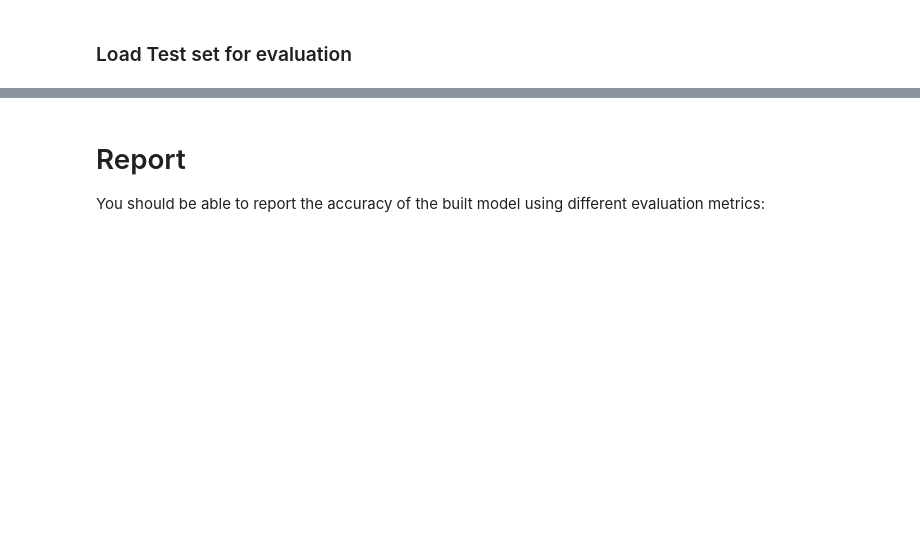
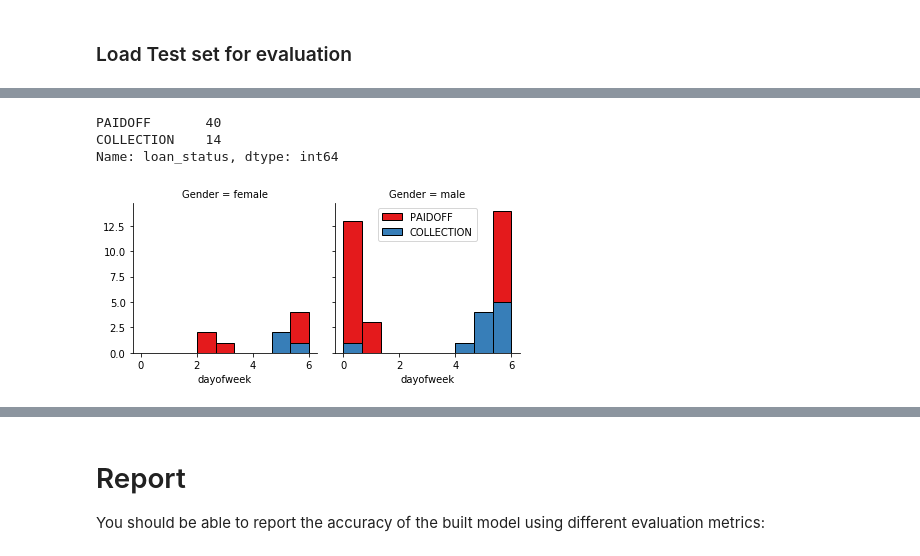
Before and after one commit to vvicky30/machine-learning, a Jupyter notebook: Best_recomm_sys.ipynb, the cells around one changed output, grey strips where cells are left out. Cells and saved outputs as stored; diff of their text form; code cells hidden in the pictures; blank space fills up the shorter version.

```diff
--- a/Best_recomm_sys.ipynb
+++ b/Best_recomm_sys.ipynb
@@ -303,5 +618,5 @@ First, download and load the test set:
 # %% [markdown]
 ### Load Test set for evaluation
 # %%
-test_df = pd.read_csv('loan_test.csv')
-test_df.head()
+df1 = pd.read_csv('loan_test.csv')
+df1.head()
@@ -307,0 +630,4 @@ test_df.head()
+# %%
+df1['due_date'] = pd.to_datetime(df1['due_date'])
+df1['effective_date'] = pd.to_datetime(df1['effective_date'])
+df1.head()
@@ -307,0 +641,15 @@ test_df.head()
+# %%
+df1['loan_status'].value_counts()
+# %% [output]
+PAIDOFF       40
+COLLECTION    14
+Name: loan_status, dtype: int64
+# %%
+df1['dayofweek'] = df1['effective_date'].dt.dayofweek
+bins = np.linspace(df1.dayofweek.min(), df1.dayofweek.max(), 10)
+g = sns.FacetGrid(df1, col="Gender", hue="loan_status", palette="Set1", col_wrap=2)
+g.map(plt.hist, 'dayofweek', bins=bins, ec="k")
+g.axes[-1].legend()
+plt.show()
+# %% [output]
+[figure, added]
```
Also changed, not shown: parts of 60 cells of this notebook.
